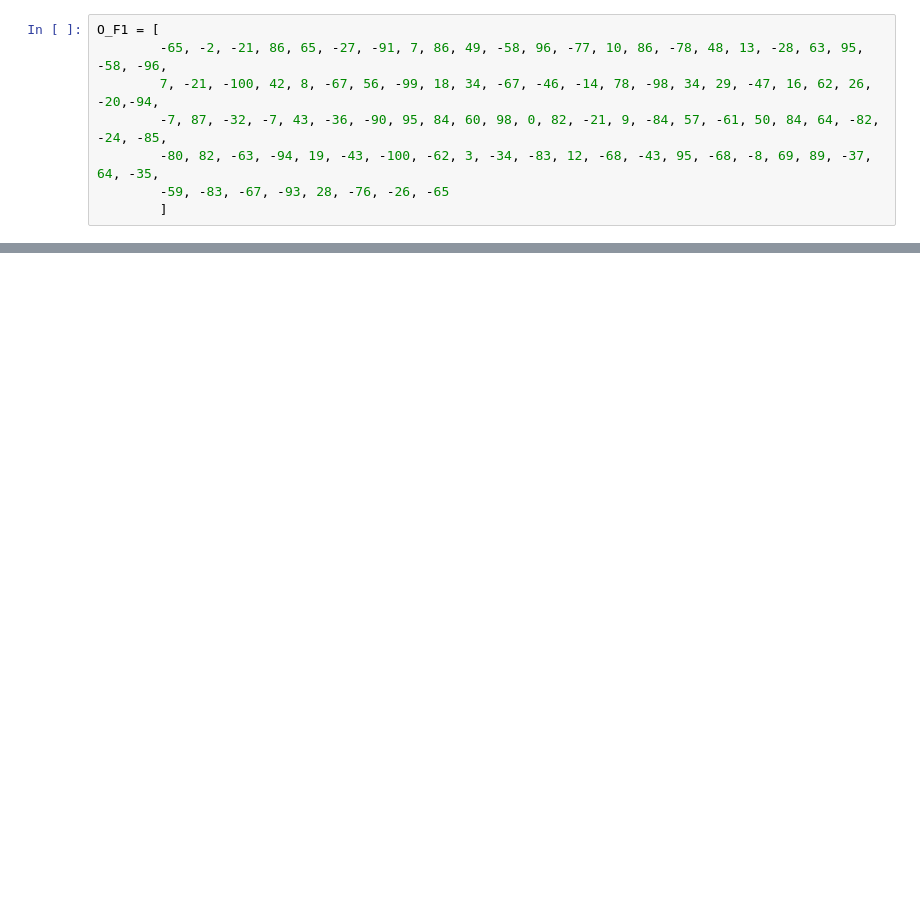
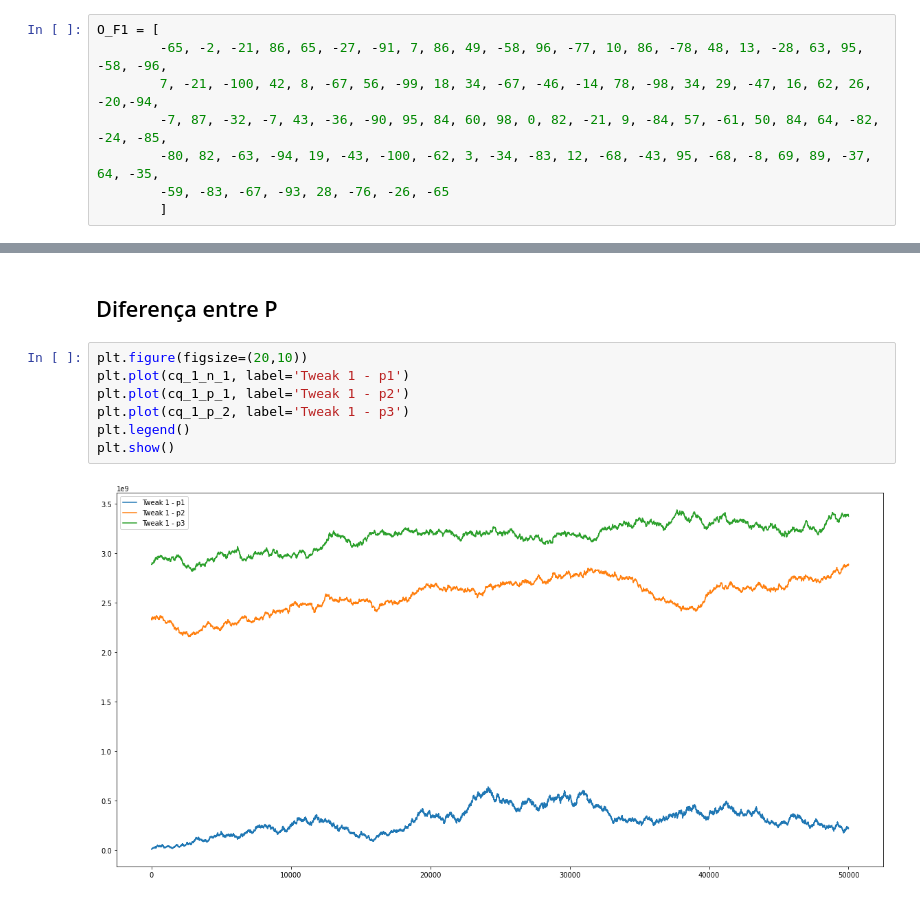
Before and after one commit to EikEUFS/BuscaOtimizacao, a Jupyter notebook: BO_Atividade_01.ipynb, the cells around one changed output, grey strips where cells are left out. Drawn from its saved outputs; the diff is of its cells as text; blank space fills up the shorter version.

```diff
--- a/BO_Atividade_01.ipynb
+++ b/BO_Atividade_01.ipynb
@@ -133,0 +240,11 @@ plt.show()
+# %% [markdown]
+## Diferença entre P
+# %%
+plt.figure(figsize=(20,10))
+plt.plot(cq_1_n_1, label='Tweak 1 - p1')
+plt.plot(cq_1_p_1, label='Tweak 1 - p2')
+plt.plot(cq_1_p_2, label='Tweak 1 - p3')
+plt.legend()
+plt.show()
+# %% [output]
+[figure, added]
```
Also changed, not shown: parts of 21 cells of this notebook.
